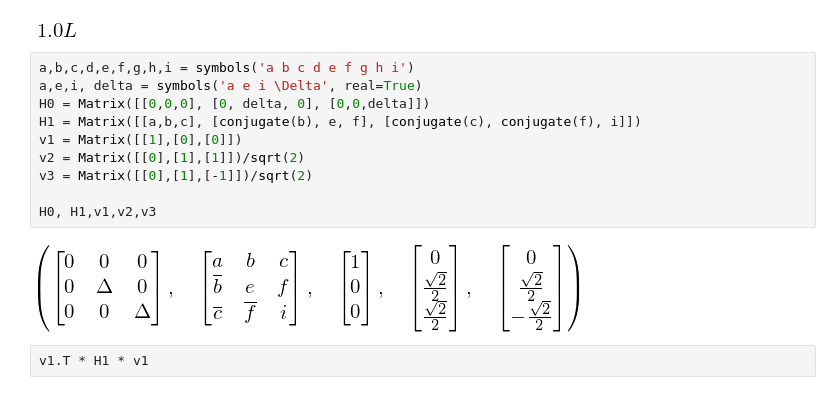
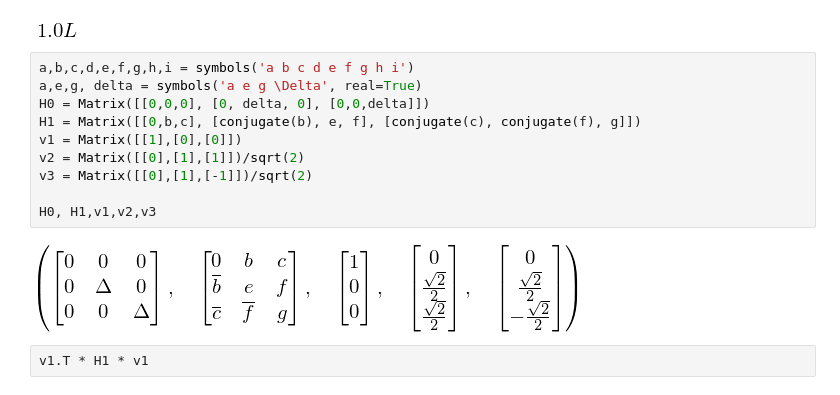
Before and after one commit to ClarkGuilty/2019, a Jupyter notebook: Codigo/Tarea4MCA.ipynb, the cells around one changed output. Drawn from its saved outputs; the diff is of its cells as text.

```diff
--- a/Codigo/Tarea4MCA.ipynb
+++ b/Codigo/Tarea4MCA.ipynb
@@ -89,16 +89,16 @@ simplify(LS(L+1/2))
 [figure]
 # %%
 a,b,c,d,e,f,g,h,i = symbols('a b c d e f g h i')
-a,e,i, delta = symbols('a e i \Delta', real=True)
+a,e,g, delta = symbols('a e g \Delta', real=True)
 H0 = Matrix([[0,0,0], [0, delta, 0], [0,0,delta]])
-H1 = Matrix([[a,b,c], [conjugate(b), e, f], [conjugate(c), conjugate(f), i]])
+H1 = Matrix([[0,b,c], [conjugate(b), e, f], [conjugate(c), conjugate(f), g]])
 v1 = Matrix([[1],[0],[0]])
 v2 = Matrix([[0],[1],[1]])/sqrt(2)
 v3 = Matrix([[0],[1],[-1]])/sqrt(2)
 
 H0, H1,v1,v2,v3
 # %% [output]
-[figure, old version]
+[figure, new version]
 # %%
 v1.T * H1 * v1
 # %% [output]
```
Also changed, not shown: parts of 20 cells of this notebook.
